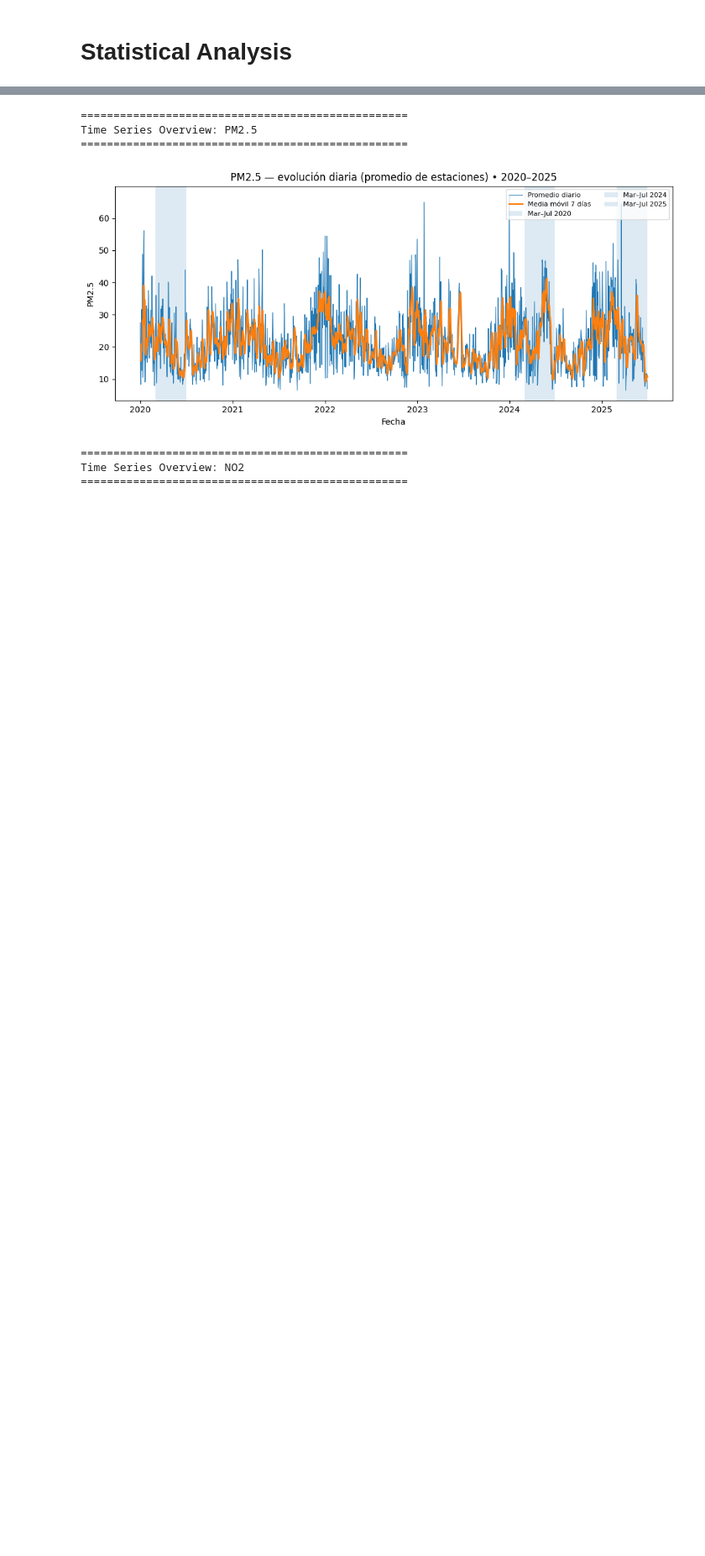
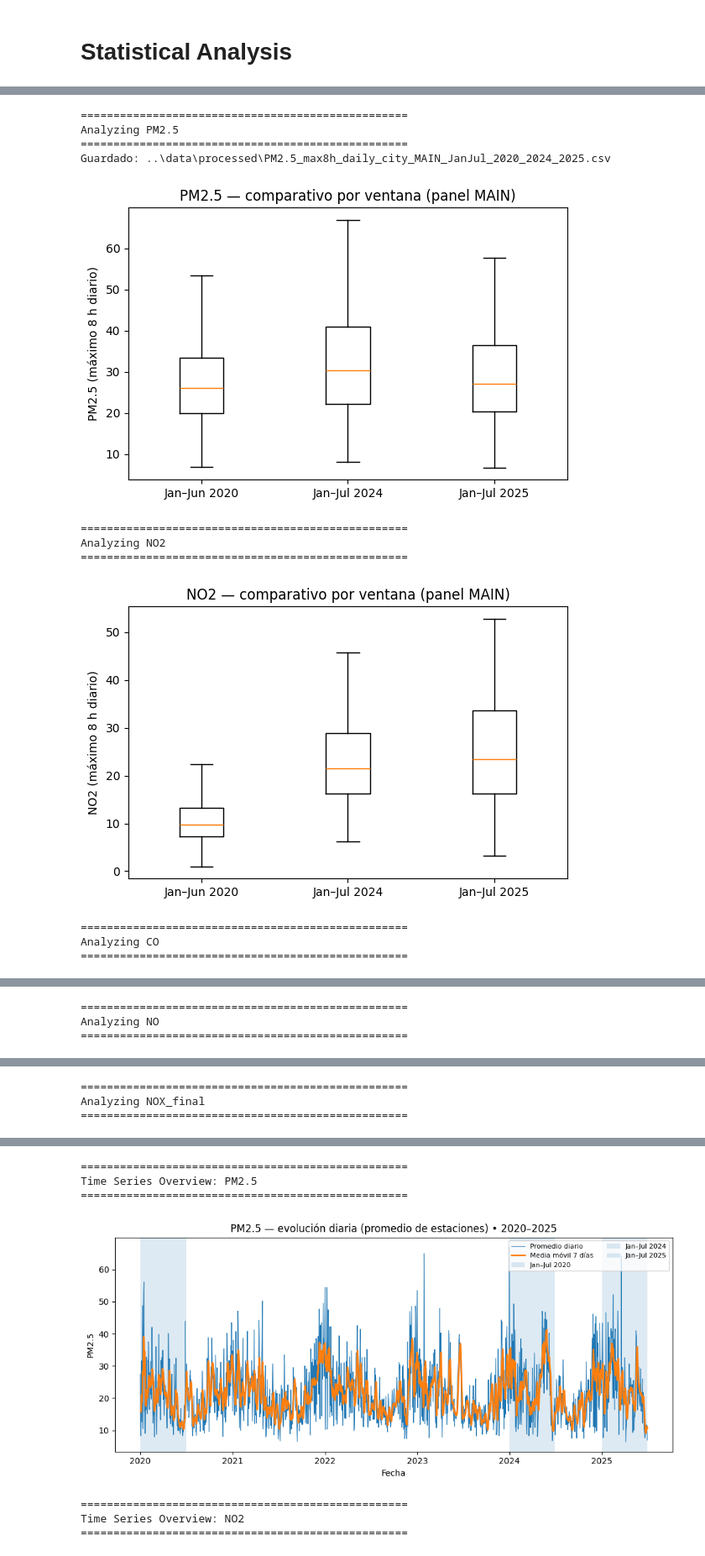
Before and after one commit to Facundo-Barbera/MA2003B-Reto, a Jupyter notebook: notebooks/statistical_analysis.ipynb, the cells around one changed output, grey strips where cells are left out. Shown at 84% size. Cells and saved outputs as stored; diff of their text form; code cells hidden in the pictures; blank space fills up the shorter version.

```diff
--- a/notebooks/statistical_analysis.ipynb
+++ b/notebooks/statistical_analysis.ipynb
@@ -8,7 +8,7 @@ import os, pandas as pd, numpy as np
 import matplotlib.pyplot as plt
 
 DATA_DIR = os.path.join("..","data","processed")
-IN_FILE  = os.path.join(DATA_DIR, "panel_BALANCED_MAIN_MarJul_2020_2024_2025_AB_v1.csv")
+IN_FILE  = os.path.join(DATA_DIR, "panel_BALANCED_MAIN_JanJul_2020_2024_2025_AB_v1.csv")
 
 main = pd.read_csv(IN_FILE, parse_dates=["date"], engine="pyarrow")
 
@@ -40,33 +40,46 @@ def analyze_contaminant_boxplot(contaminant_name, save_csv=False):
                 .groupby(["period_window","station_code"], group_keys=False)
                 .apply(lambda g: daily_max8h_for_group(g, contaminant_name)))
 
     # 2) Serie "ciudad": promedio entre estaciones por día (igual peso)
     city_daily = (by_sta.groupby(["period_window","day"])[f"{contaminant_name}_max8h"]
                        .mean()
                        .reset_index())
 
     # 3) Guardar tabla (opcional)
     if save_csv:
-        out_tbl = os.path.join(DATA_DIR, f"{contaminant_name}_max8h_daily_city_MAIN_MarJul_2020_2024_2025.csv")
+        out_tbl = os.path.join(DATA_DIR, f"{contaminant_name}_max8h_daily_city_MAIN_JanJul_2020_2024_2025.csv")
         city_daily.to_csv(out_tbl, index=False)
         print(f"Guardado: {out_tbl}")
 
     # 4) Boxplot comparativo por ventana
-    order = ["pandemic_MarJul2020","baseline_MarJul2024","current_MarJul2025"]
+    order = ["pandemic_JanJul2020","baseline_JanJul2024","current_JanJul2025"]
     data = [city_daily.loc[city_daily["period_window"]==w, f"{contaminant_name}_max8h"].dropna().values for w in order]
 
     plt.figure(figsize=(6,4))
-    plt.boxplot(data, labels=["Mar–Jun 2020","Mar–Jul 2024","Mar–Jul 2025"], showfliers=False)
+    plt.boxplot(data, labels=["Jan–Jun 2020","Jan–Jul 2024","Jan–Jul 2025"], showfliers=False)
     plt.ylabel(f"{contaminant_name} (máximo 8 h diario)")
     plt.title(f"{contaminant_name} — comparativo por ventana (panel MAIN)")
     plt.tight_layout()
     plt.show()
 
 # Analyze all contaminants (save CSV only for first contaminant as example)
 contaminants = ["PM2.5", "NO2", "CO", "NO", "NOX_final"]
 
 for i, contaminant in enumerate(contaminants):
     print(f"\n{'='*50}")
     print(f"Analyzing {contaminant}")
     print(f"{'='*50}")
     analyze_contaminant_boxplot(contaminant, save_csv=(i==0))
+# %% [output]
+==================================================
+Analyzing PM2.5
+==================================================
+Guardado: ..\data\processed\PM2.5_max8h_daily_city_MAIN_JanJul_2020_2024_2025.csv
+[figure, added]
+==================================================
+Analyzing NO2
+==================================================
+[figure, added]
+==================================================
+Analyzing CO
+==================================================
@@ -72,0 +87,3 @@ for i, contaminant in enumerate(contaminants):
+==================================================
+Analyzing NO
+==================================================
@@ -72,0 +91,3 @@ for i, contaminant in enumerate(contaminants):
+==================================================
+Analyzing NOX_final
+==================================================
```
Also changed, not shown: parts of 4 cells of this notebook, 14 other files.
